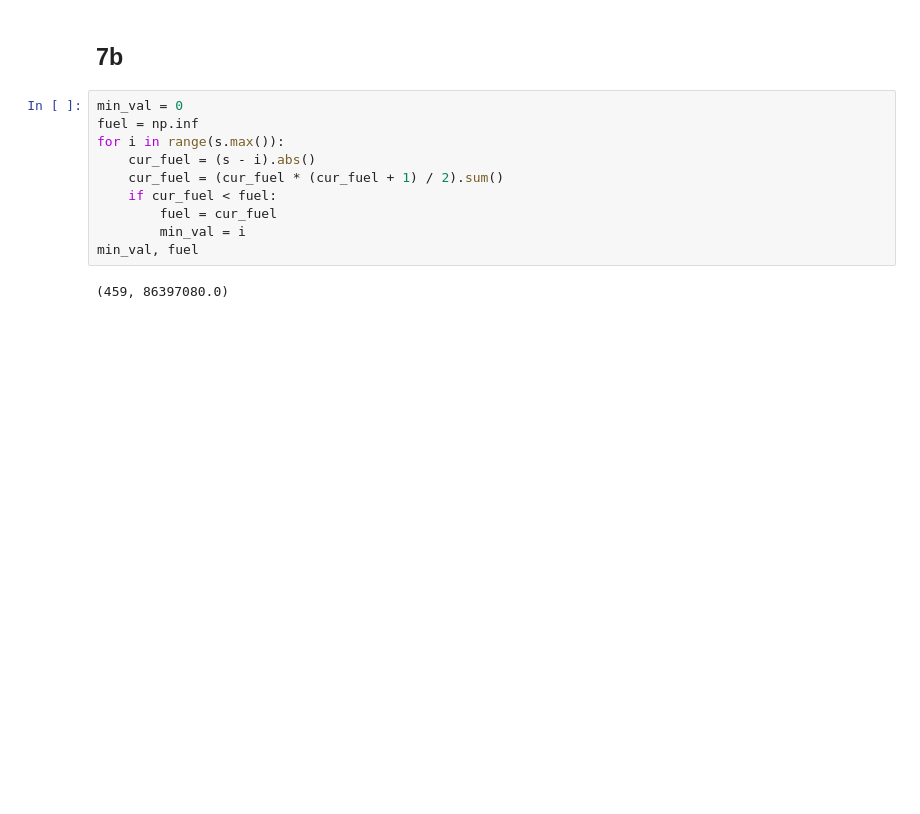
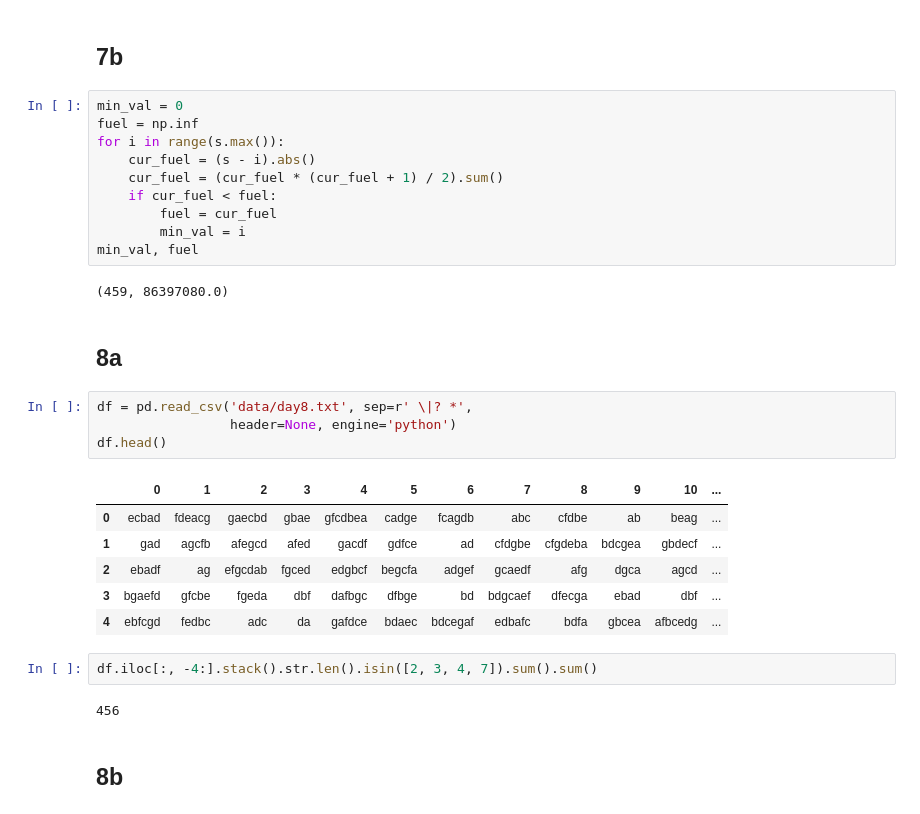
Before and after one commit to tdpetrou/Advent-of-Code-Pandas, a Jupyter notebook: 2021/solutions.ipynb, the cells around one changed output. Cells and saved outputs as stored; diff of their text form; blank space fills up the shorter version.

```diff
--- a/solutions.ipynb
+++ b/2021/solutions.ipynb
@@ -402,3 +402,22 @@ for i in range(s.max()):
 min_val, fuel
 # %% [output]
 (459, 86397080.0)
+# %% [markdown]
+## 8a
+# %%
+df = pd.read_csv('data/day8.txt', sep=r' \|? *',
+                 header=None, engine='python')
+df.head()
+# %% [output]
+|  | 0 | 1 | 2 | 3 | 4 | 5 | 6 | 7 | 8 | 9 | 10 | ... |
+| 0 | ecbad | fdeacg | gaecbd | gbae | gfcdbea | cadge | fcagdb | abc | cfdbe | ab | beag | ... |
+| 1 | gad | agcfb | afegcd | afed | gacdf | gdfce | ad | cfdgbe | cfgdeba | bdcgea | gbdecf | ... |
+| 2 | ebadf | ag | efgcdab | fgced | edgbcf | begcfa | adgef | gcaedf | afg | dgca | agcd | ... |
+| 3 | bgaefd | gfcbe | fgeda | dbf | dafbgc | dfbge | bd | bdgcaef | dfecga | ebad | dbf | ... |
+| 4 | ebfcgd | fedbc | adc | da | gafdce | bdaec | bdcegaf | edbafc | bdfa | gbcea | afbcedg | ... |
+# %%
+df.iloc[:, -4:].stack().str.len().isin([2, 3, 4, 7]).sum().sum()
+# %% [output]
+456
+# %% [markdown]
+## 8b
```
Also changed, not shown: parts of 19 cells of this notebook, 12 other files.
